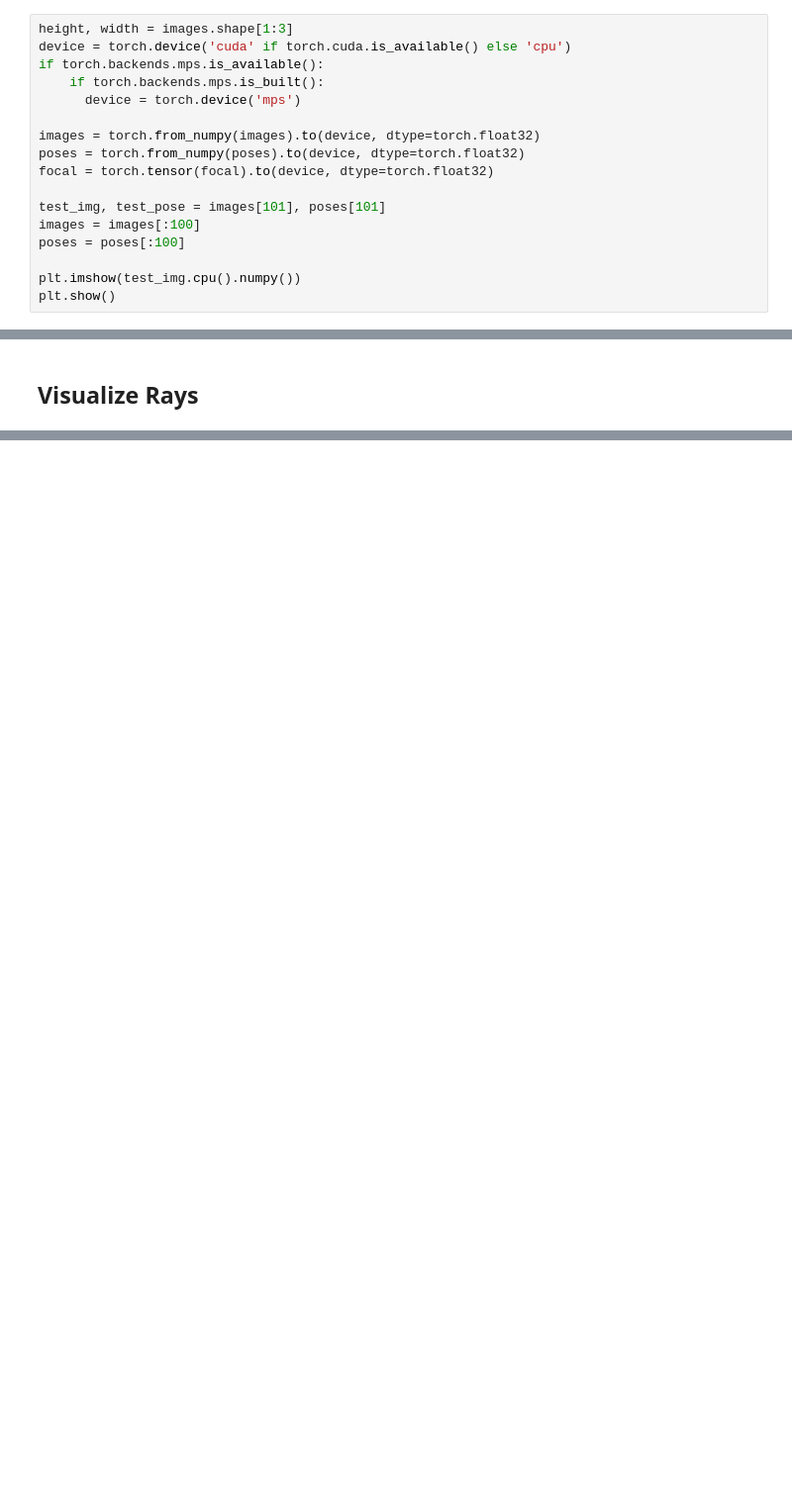
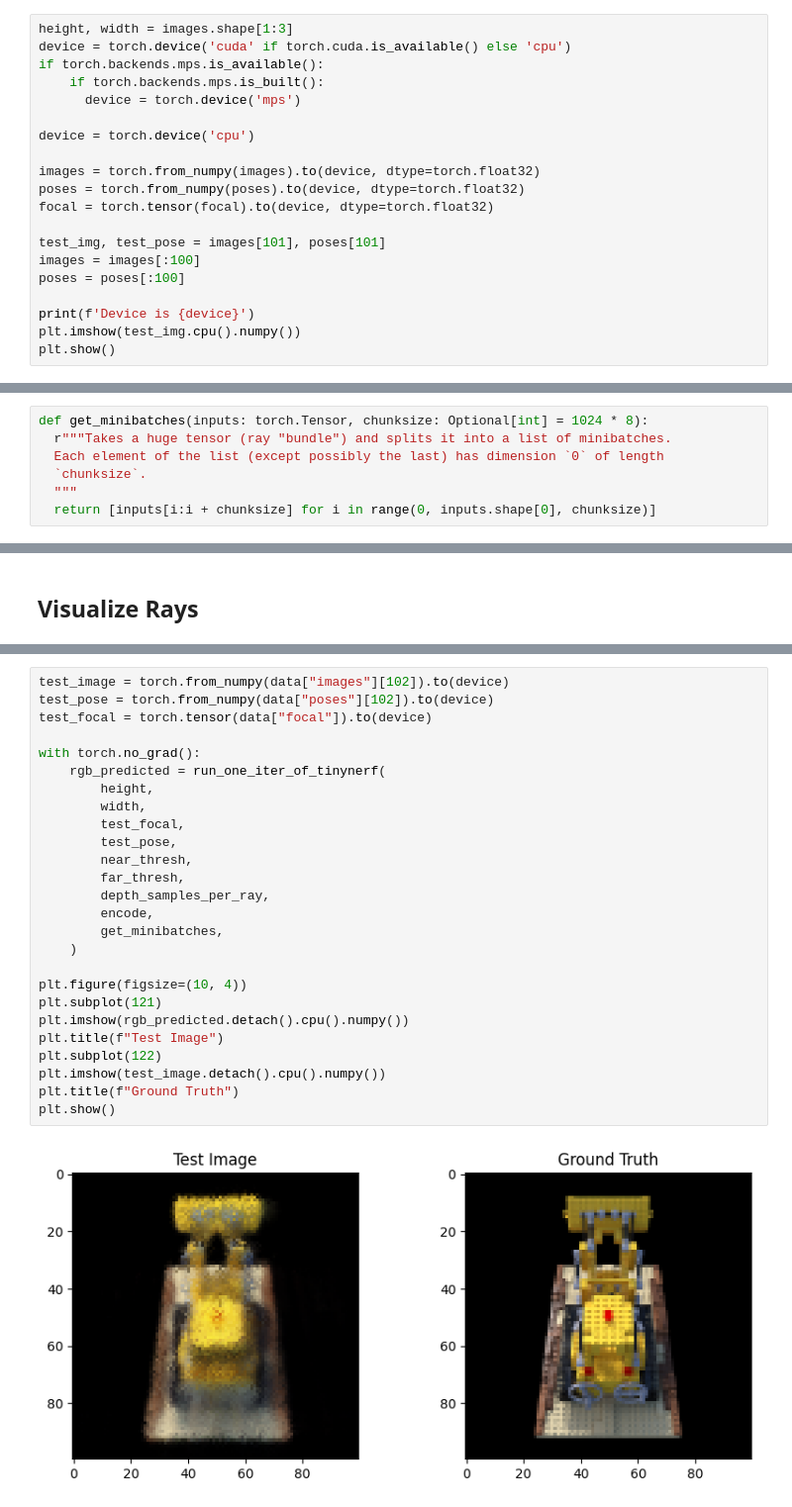
Before and after one commit to amirhossein-razlighi/Tiny_Nerf, a Jupyter notebook: tiny_nerf.ipynb, the cells around one changed output, grey strips where cells are left out. Shown: that part at 99% size. Cells and saved outputs as stored; diff of their text form; blank space fills up the shorter version.

```diff
--- a/tiny_nerf.ipynb
+++ b/tiny_nerf.ipynb
@@ -25,6 +26,8 @@ device = torch.device('cuda' if torch.cuda.is_available() else 'cpu')
 if torch.backends.mps.is_available():
     if torch.backends.mps.is_built():
       device = torch.device('mps')
+
+device = torch.device('cpu')
 
 images = torch.from_numpy(images).to(device, dtype=torch.float32)
 poses = torch.from_numpy(poses).to(device, dtype=torch.float32)
@@ -34,6 +37,7 @@ test_img, test_pose = images[101], poses[101]
 images = images[:100]
 poses = poses[:100]
 
+print(f'Device is {device}')
 plt.imshow(test_img.cpu().numpy())
 plt.show()
 # %% [output]
@@ -94,0 +249,7 @@ def get_rays(height, width, focal, c2w):
+# %%
+def get_minibatches(inputs: torch.Tensor, chunksize: Optional[int] = 1024 * 8):
+  r"""Takes a huge tensor (ray "bundle") and splits it into a list of minibatches.
+  Each element of the list (except possibly the last) has dimension `0` of length
+  `chunksize`.
+  """
+  return [inputs[i:i + chunksize] for i in range(0, inputs.shape[0], chunksize)]
@@ -145,0 +489,28 @@ plot_rays(rays_o, rays_d, "Test Rays")
+# %%
+test_image = torch.from_numpy(data["images"][102]).to(device)
+test_pose = torch.from_numpy(data["poses"][102]).to(device)
+test_focal = torch.tensor(data["focal"]).to(device)
+
+with torch.no_grad():
+    rgb_predicted = run_one_iter_of_tinynerf(
+        height,
+        width,
+        test_focal,
+        test_pose,
+        near_thresh,
+        far_thresh,
+        depth_samples_per_ray,
+        encode,
+        get_minibatches,
+    )
+
+plt.figure(figsize=(10, 4))
+plt.subplot(121)
+plt.imshow(rgb_predicted.detach().cpu().numpy())
+plt.title(f"Test Image")
+plt.subplot(122)
+plt.imshow(test_image.detach().cpu().numpy())
+plt.title(f"Ground Truth")
+plt.show()
+# %% [output]
+[figure, added]
```
Also changed, not shown: parts of 20 cells of this notebook.
